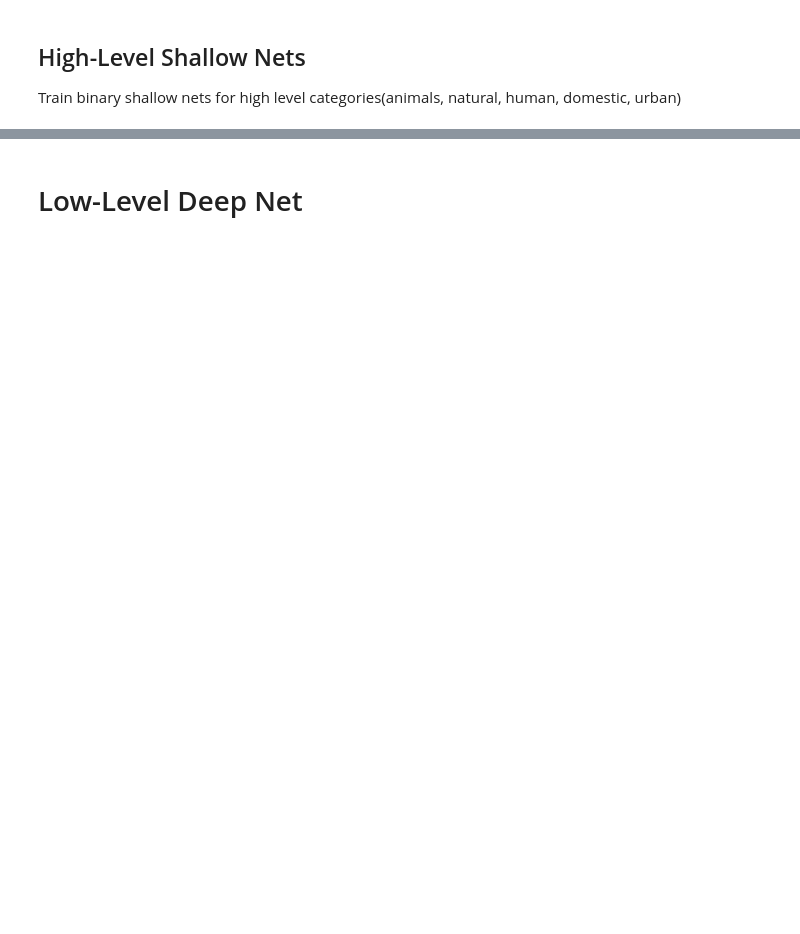
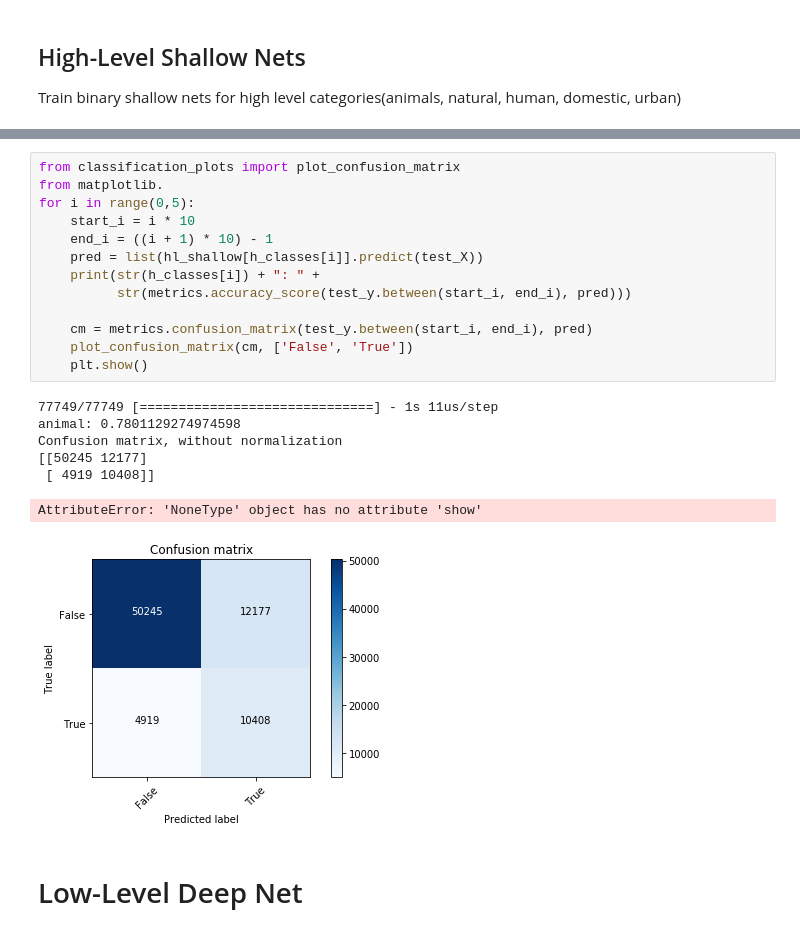
Before and after one commit to DeanPFZ/deep-audio-public, a Jupyter notebook: src/DNN Multi-layer.ipynb, the cells around one changed output, grey strips where cells are left out. Drawn from its saved outputs; the diff is of its cells as text; blank space fills up the shorter version.

```diff
--- a/src/DNN Multi-layer.ipynb
+++ b/src/DNN Multi-layer.ipynb
@@ -150,4 +131,25 @@ Epoch 20/20
 77749/77749 [==============================] - 1s 17us/step
+# %%
+from classification_plots import plot_confusion_matrix
+from matplotlib.
+for i in range(0,5):
+    start_i = i * 10
+    end_i = ((i + 1) * 10) - 1
+    pred = list(hl_shallow[h_classes[i]].predict(test_X))
+    print(str(h_classes[i]) + ": " +
+          str(metrics.accuracy_score(test_y.between(start_i, end_i), pred)))
+
+    cm = metrics.confusion_matrix(test_y.between(start_i, end_i), pred)
+    plot_confusion_matrix(cm, ['False', 'True'])
+    plt.show()
+# %% [output]
+77749/77749 [==============================] - 1s 11us/step
+animal: 0.7801129274974598
+Confusion matrix, without normalization
+[[50245 12177]
+ [ 4919 10408]]
+AttributeError: 'NoneType' object has no attribute 'show'
+[figure, added]
 # %% [markdown]
 # Low-Level Deep Net
 # %%
```
Also changed, not shown: parts of 11 cells of this notebook, 1 other file.
